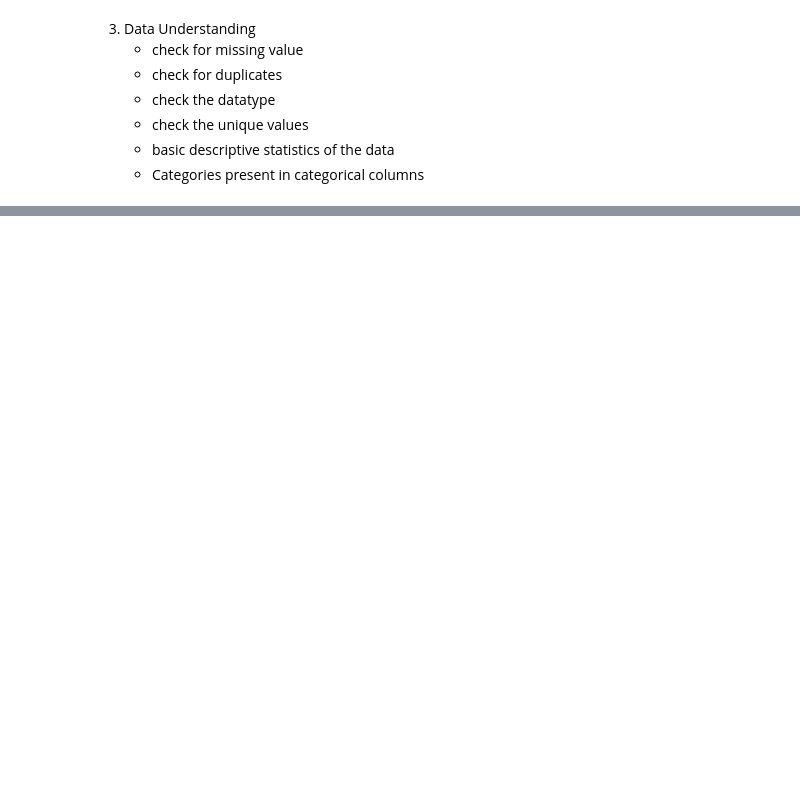
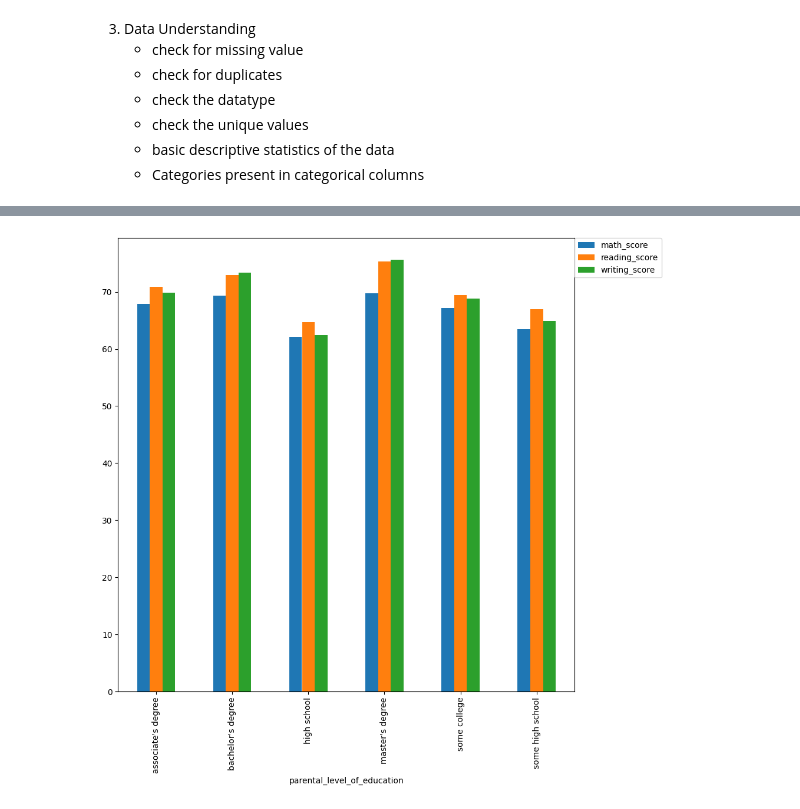
Before and after one commit to RamakrishnaThogari/MLproject, a Jupyter notebook: notebook/data/Exploaratory Data Analysis EDA.ipynb, the cells around one changed output, grey strips where cells are left out. Drawn from its saved outputs; the diff is of its cells as text; code cells hidden in the pictures; blank space fills up the shorter version.

```diff
--- a/notebook/data/Exploaratory Data Analysis EDA.ipynb
+++ b/notebook/data/Exploaratory Data Analysis EDA.ipynb
@@ -255,0 +391,6 @@ plt.show()
+# %%
+df.groupby("parental_level_of_education")[["math_score","reading_score","writing_score"]].agg("mean").plot(kind = "bar",figsize = (10,10))
+plt.legend(bbox_to_anchor = (1,1),loc=2,borderaxespad = 0.)
+plt.show()
+# %% [output]
+[figure, added]
```
Also changed, not shown: parts of 31 cells of this notebook.
